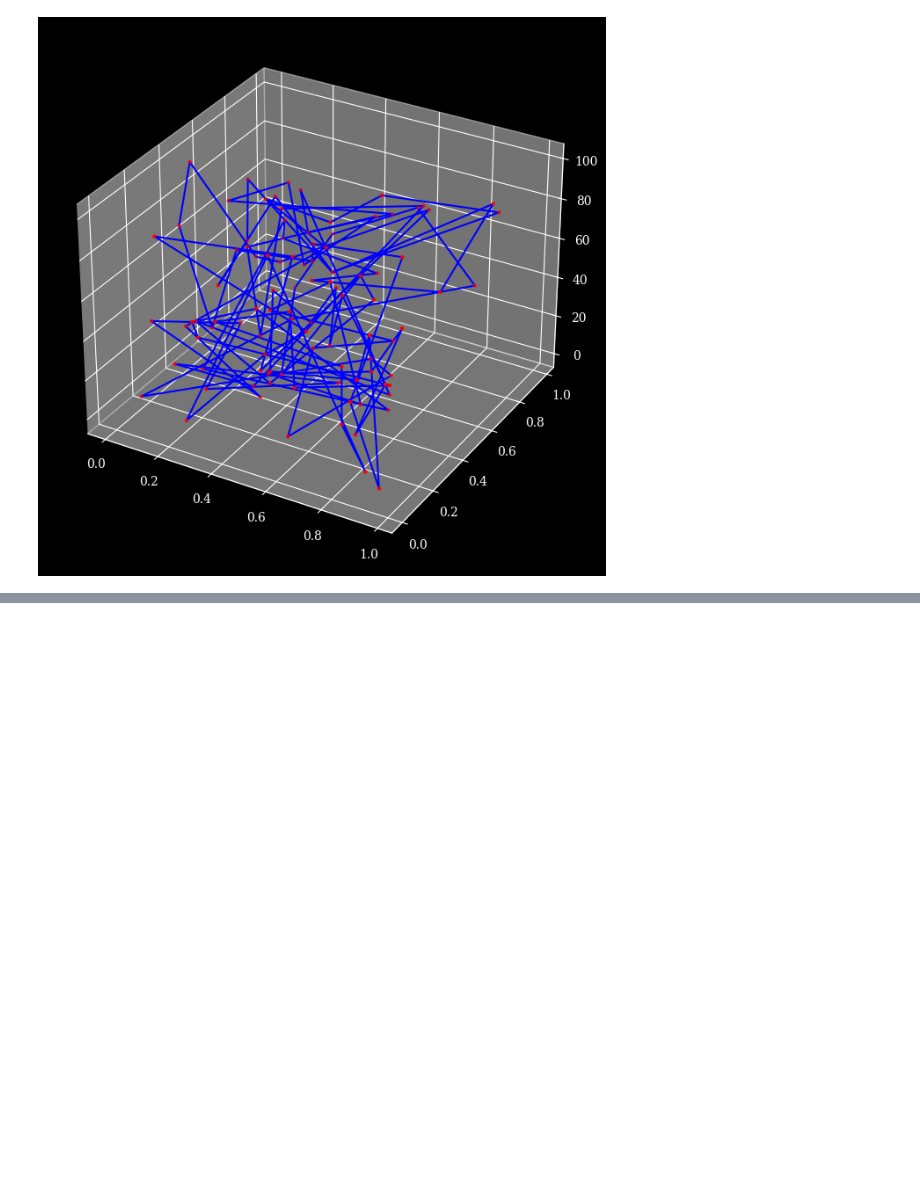
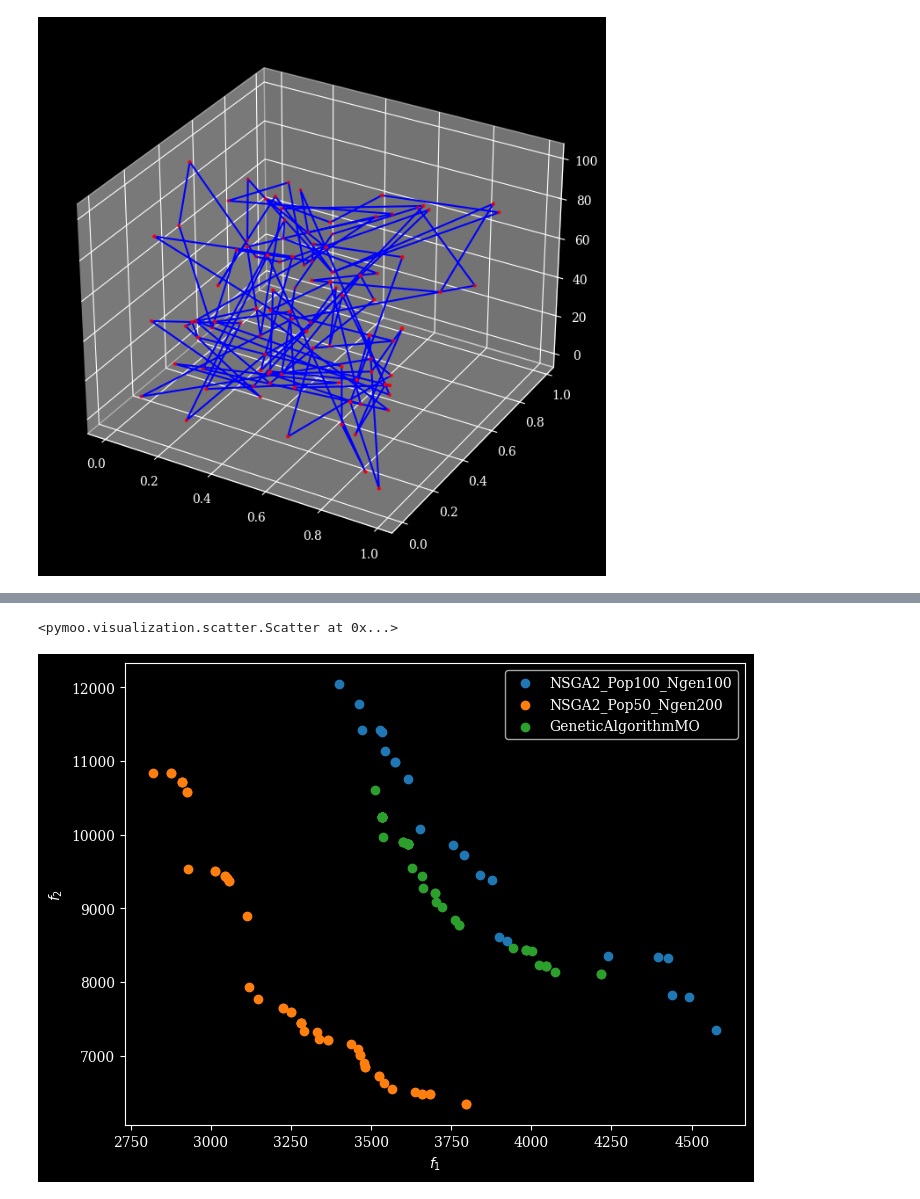
Before and after one commit to yabol02/practica_biocomp, a Jupyter notebook: notebooks/mo_tsp.ipynb, the cells around one changed output, grey strips where cells are left out. Saved outputs shown, nothing was run; the diff lists cells and outputs as text; code cells hidden in the pictures; blank space fills up the shorter version.

```diff
--- a/notebooks/mo_tsp.ipynb
+++ b/notebooks/mo_tsp.ipynb
@@ -284,0 +378,6 @@ plot_path(ax, cities_solution, elevations)
+# %%
+scatter = compare_with_base(result, res_batir_1, res_batir_2)
+scatter.show()
+# %% [output]
+<pymoo.visualization.scatter.Scatter at 0x...>
+[figure, added]
```
Also changed, not shown: parts of 21 cells of this notebook, 4 other files.
